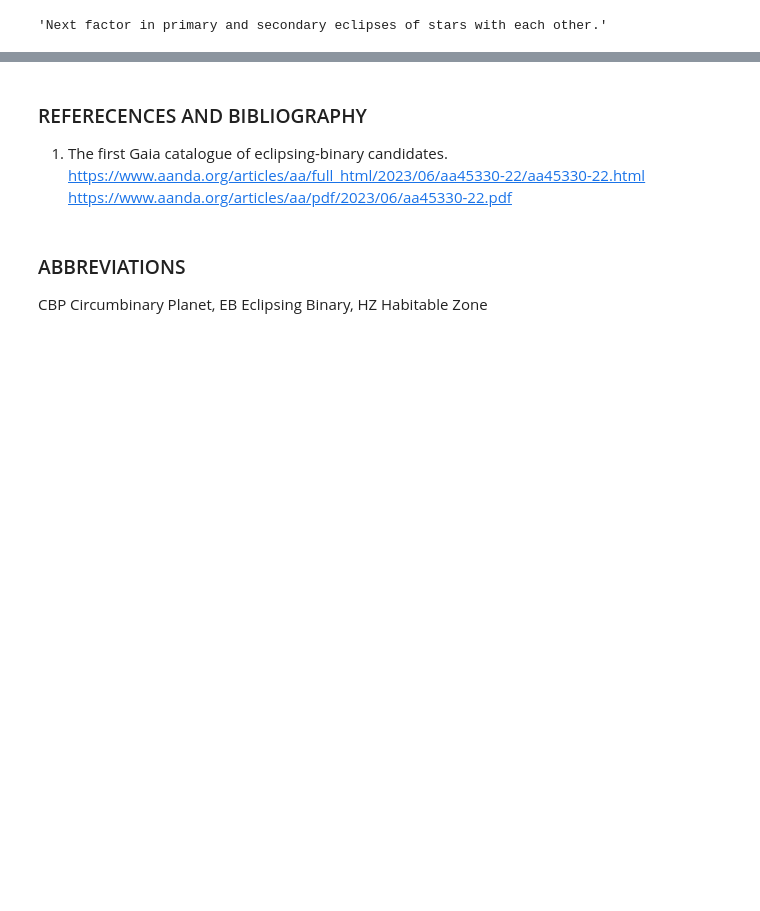
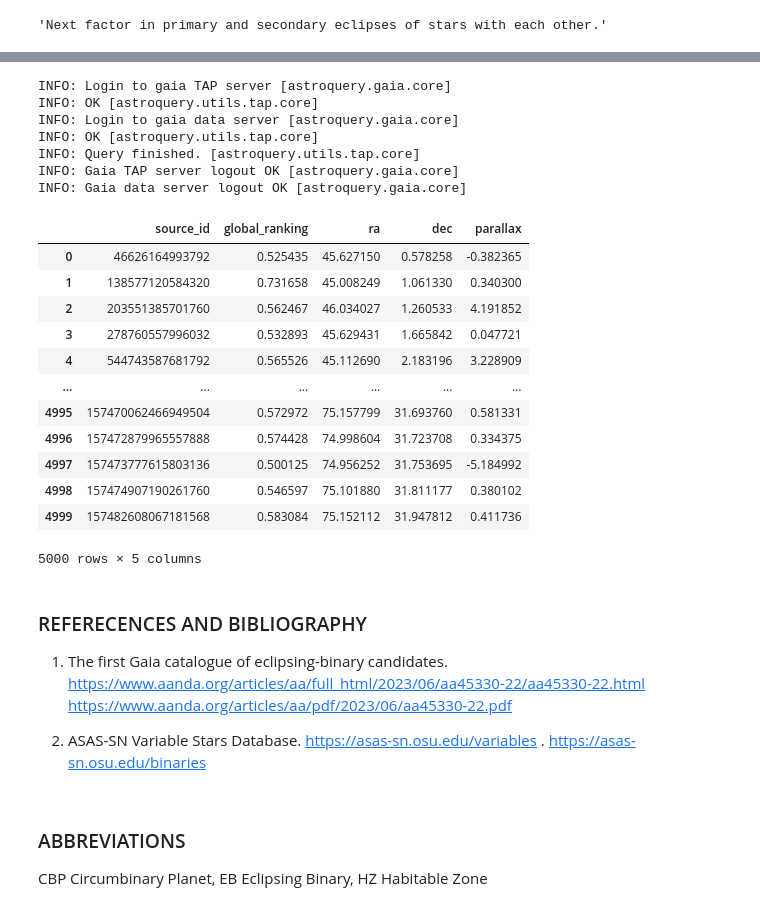
Before and after one commit to spyphyz/msc_sandbox, a Jupyter notebook: ecclipsing_binaries.ipynb, the cells around one changed output, grey strips where cells are left out. Drawn from its saved outputs; the diff is of its cells as text; code cells hidden in the pictures; blank space fills up the shorter version.

```diff
--- a/ecclipsing_binaries.ipynb
+++ b/ecclipsing_binaries.ipynb
@@ -113,0 +130,45 @@ PHOEBE2 - https://colab.research.google.com/github/phoebe-project/phoebe2-docs/b
+# %%
+# Download eclipsing binary data from Gaia;
+# from https://gea.esac.esa.int/archive/documentation/GDR3/Gaia_archive/chap_datamodel/sec_dm_variability_tables/ssec_dm_vari_eclipsing_binary.html
+import astropy.coordinates as coord
+from astropy.table import QTable
+import astropy.units as u
+from astroquery.gaia import Gaia   # astroquery can be mamba or pip-installed
+
+Gaia.login(credentials_file='/Users/spydoc/Dropbox/my_credentials_file.txt')
+Gaia.ROW_LIMIT = -1  # this switches off Gaia's default limit of 2000 rows to a table
+# must choose asynchroneous query to get more than 2000 rows
+
+query_text = '''SELECT TOP 5000 source_id, global_ranking, ra, dec, parallax
+FROM gaiadr3.gaia_source
+JOIN gaiadr3.vari_eclipsing_binary AS ap USING (source_id)
+WHERE global_ranking > 0.5
+ORDER by source_id
+'''
+
+job = Gaia.launch_job_async(query_text)
+gaia_data = job.get_results()
+Gaia.logout()
+gaia_df = gaia_data.to_pandas()
+gaia_df
+# %% [output]
+INFO: Login to gaia TAP server [astroquery.gaia.core]
+INFO: OK [astroquery.utils.tap.core]
+INFO: Login to gaia data server [astroquery.gaia.core]
+INFO: OK [astroquery.utils.tap.core]
+INFO: Query finished. [astroquery.utils.tap.core]
+INFO: Gaia TAP server logout OK [astroquery.gaia.core]
+INFO: Gaia data server logout OK [astroquery.gaia.core]
+|  | source_id | global_ranking | ra | dec | parallax |
+| 0 | 46626164993792 | 0.525435 | 45.627150 | 0.578258 | -0.382365 |
+| 1 | 138577120584320 | 0.731658 | 45.008249 | 1.061330 | 0.340300 |
+| 2 | 203551385701760 | 0.562467 | 46.034027 | 1.260533 | 4.191852 |
+| 3 | 278760557996032 | 0.532893 | 45.629431 | 1.665842 | 0.047721 |
+| 4 | 544743587681792 | 0.565526 | 45.112690 | 2.183196 | 3.228909 |
+| ... | ... | ... | ... | ... | ... |
+| 4995 | 157470062466949504 | 0.572972 | 75.157799 | 31.693760 | 0.581331 |
+| 4996 | 157472879965557888 | 0.574428 | 74.998604 | 31.723708 | 0.334375 |
+| 4997 | 157473777615803136 | 0.500125 | 74.956252 | 31.753695 | -5.184992 |
+| 4998 | 157474907190261760 | 0.546597 | 75.101880 | 31.811177 | 0.380102 |
+| 4999 | 157482608067181568 | 0.583084 | 75.152112 | 31.947812 | 0.411736 |
+5000 rows × 5 columns
@@ -116,6 +228,8 @@ PHOEBE2 - https://colab.research.google.com/github/phoebe-project/phoebe2-docs/b
 
 1. The first Gaia catalogue of eclipsing-binary candidates. https://www.aanda.org/articles/aa/full_html/2023/06/aa45330-22/aa45330-22.html
 https://www.aanda.org/articles/aa/pdf/2023/06/aa45330-22.pdf
+
+2. ASAS-SN Variable Stars Database. https://asas-sn.osu.edu/variables . https://asas-sn.osu.edu/binaries
 # %% [markdown]
 ### ABBREVIATIONS
 
```
Also changed, not shown: parts of 10 cells of this notebook, 4 other files.
